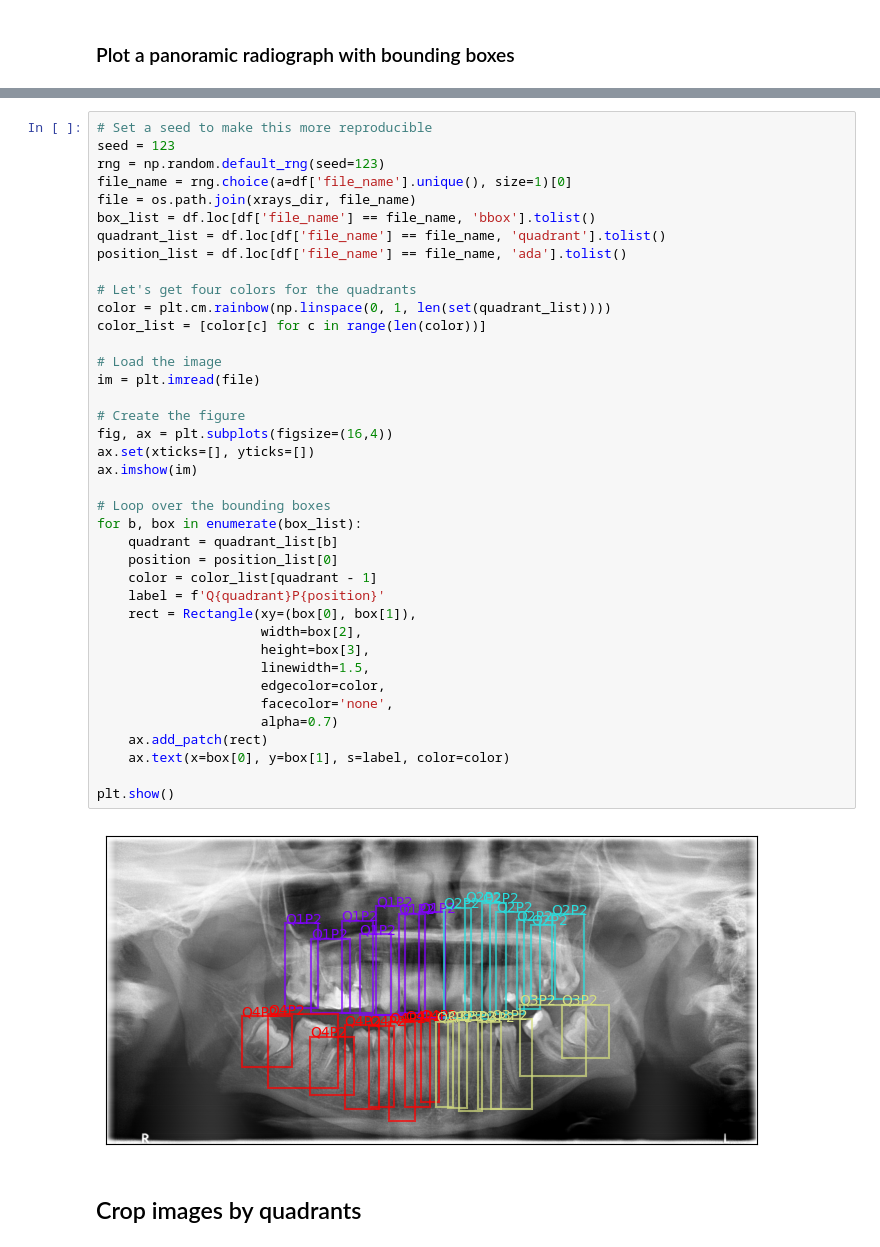
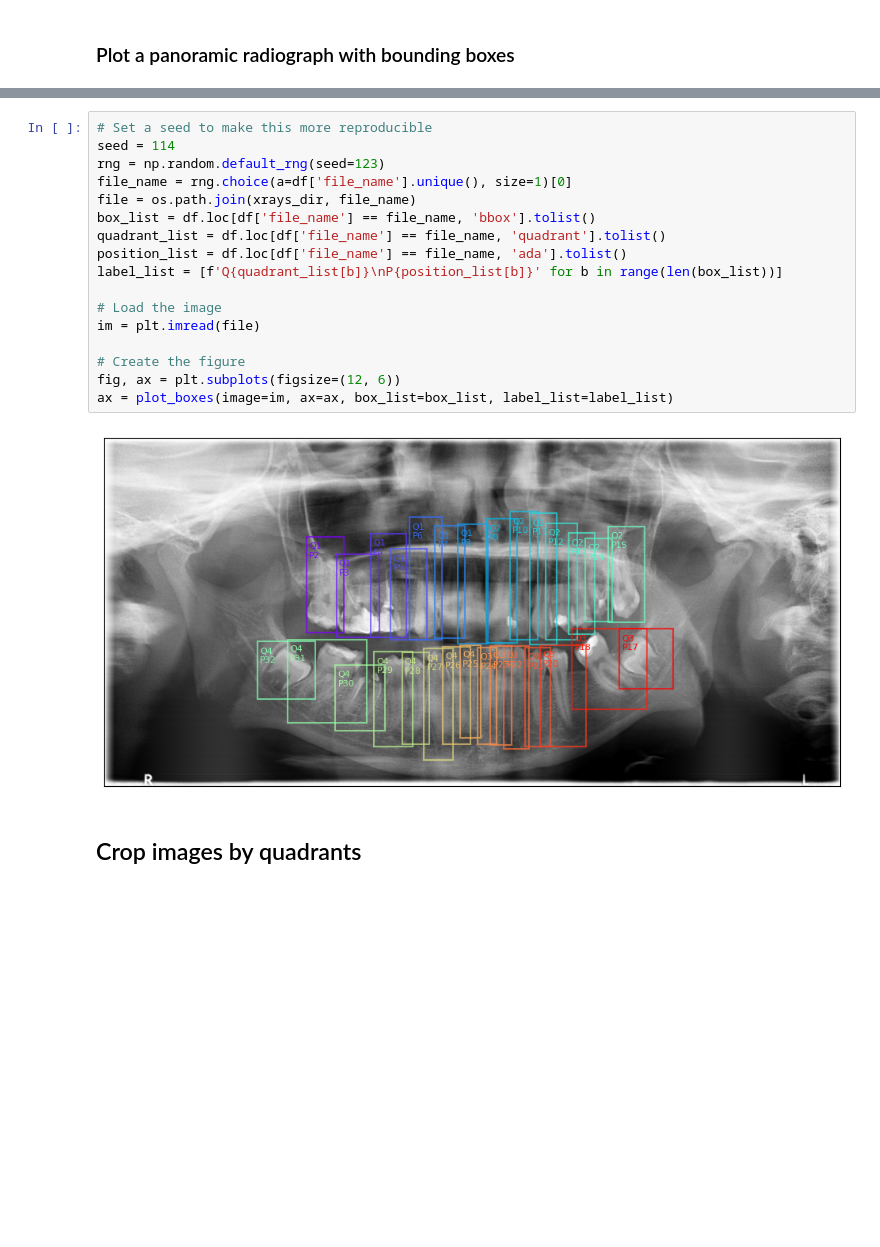
Before and after one commit to awerdich/computervision, a Jupyter notebook: notebooks/detection/02_check_image_data.ipynb, the cells around one changed output, grey strips where cells are left out. Cells and saved outputs as stored; diff of their text form; blank space fills up the shorter version.

Commit message:
image pre-processing for panoramic radiographs

```diff
--- a/notebooks/detection/02_check_image_data.ipynb
+++ b/notebooks/detection/02_check_image_data.ipynb
@@ -75,44 +113,22 @@ display(df.head())
 # %%
 # Set a seed to make this more reproducible
-seed = 123
+seed = 114
 rng = np.random.default_rng(seed=123)
 file_name = rng.choice(a=df['file_name'].unique(), size=1)[0]
 file = os.path.join(xrays_dir, file_name)
 box_list = df.loc[df['file_name'] == file_name, 'bbox'].tolist()
 quadrant_list = df.loc[df['file_name'] == file_name, 'quadrant'].tolist()
 position_list = df.loc[df['file_name'] == file_name, 'ada'].tolist()
-
-# Let's get four colors for the quadrants
-color = plt.cm.rainbow(np.linspace(0, 1, len(set(quadrant_list))))
-color_list = [color[c] for c in range(len(color))]
+label_list = [f'Q{quadrant_list[b]}\nP{position_list[b]}' for b in range(len(box_list))]
 
 # Load the image
 im = plt.imread(file)
 
 # Create the figure
-fig, ax = plt.subplots(figsize=(16,4))
-ax.set(xticks=[], yticks=[])
-ax.imshow(im)
-
-# Loop over the bounding boxes
-for b, box in enumerate(box_list):
-    quadrant = quadrant_list[b]
-    position = position_list[0]
-    color = color_list[quadrant - 1]
-    label = f'Q{quadrant}P{position}'
-    rect = Rectangle(xy=(box[0], box[1]),
-                     width=box[2],
-                     height=box[3],
-                     linewidth=1.5,
-                     edgecolor=color,
-                     facecolor='none',
-                     alpha=0.7)
-    ax.add_patch(rect)
-    ax.text(x=box[0], y=box[1], s=label, color=color)
-
-plt.show()
+fig, ax = plt.subplots(figsize=(12, 6))
+ax = plot_boxes(image=im, ax=ax, box_list=box_list, label_list=label_list)
 # %% [output]
-[figure, old version]
+[figure, new version]
 # %% [markdown]
 ## Crop images by quadrants ##
 # %%
```
Also changed, not shown: parts of 7 cells of this notebook, 2 other files.
